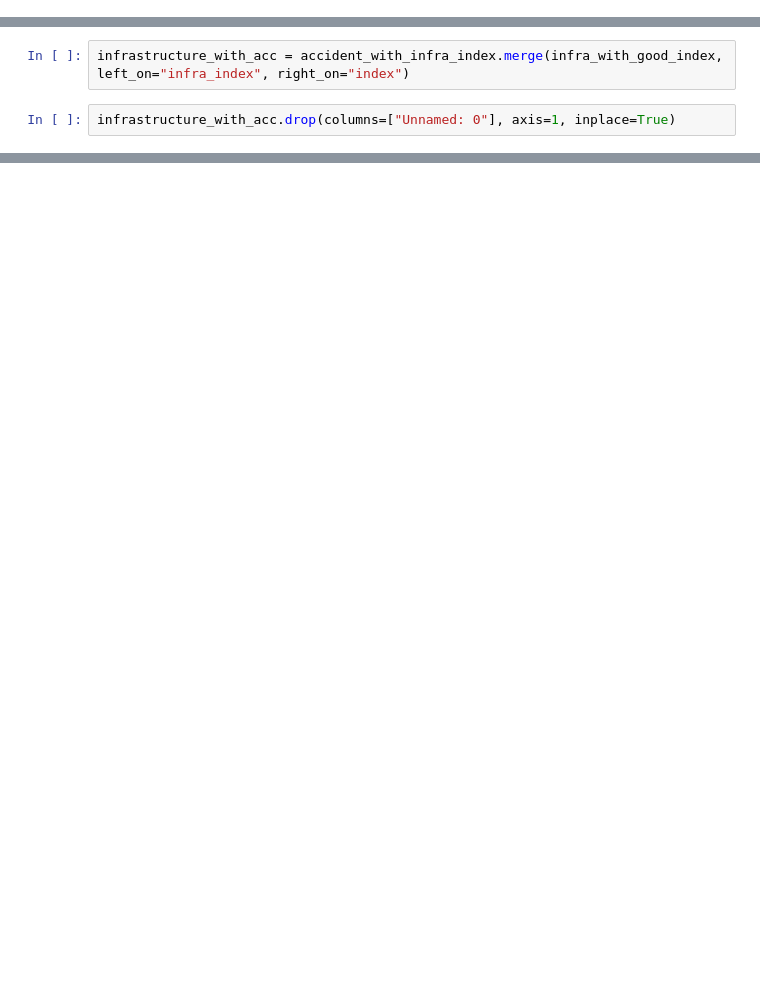
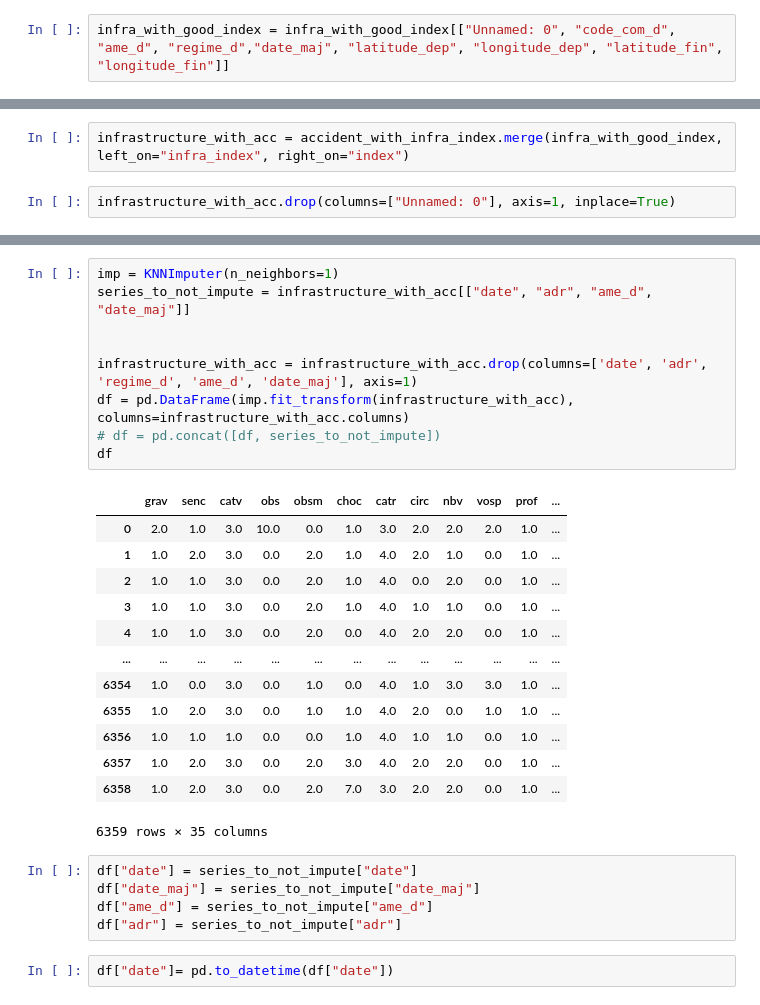
Before and after one commit to YoanGab/challenge_ia_accidentologie_velos, a Jupyter notebook: notebook/merge_accident_infra_paris.ipynb, the cells around one changed output, grey strips where cells are left out. Drawn from its saved outputs; the diff is of its cells as text; blank space fills up the shorter version.

```diff
--- a/notebook/merge_accident_infra_paris.ipynb
+++ b/notebook/merge_accident_infra_paris.ipynb
@@ -311,5 +213,7 @@ pd.set_option("display.max_columns", None)
 # %%
 infra_with_good_index = pd.read_csv("../data/infra_with_good_index.csv")
 accident_with_infra_index = pd.read_csv("../data/accident_with_infra_index.csv")
+# %%
+infra_with_good_index = infra_with_good_index[["Unnamed: 0", "code_com_d", "ame_d", "regime_d","date_maj", "latitude_dep", "longitude_dep", "latitude_fin", "longitude_fin"]]
 # %%
 infra_with_good_index = infra_with_good_index.rename(columns={"Unnamed: 0":"index"})
@@ -380,0 +224,30 @@ def make_map(df):
+# %%
+imp = KNNImputer(n_neighbors=1)
+series_to_not_impute = infrastructure_with_acc[["date", "adr", "ame_d", "date_maj"]]
+
+
+infrastructure_with_acc = infrastructure_with_acc.drop(columns=['date', 'adr', 'regime_d', 'ame_d', 'date_maj'], axis=1)
+df = pd.DataFrame(imp.fit_transform(infrastructure_with_acc), columns=infrastructure_with_acc.columns)
+# df = pd.concat([df, series_to_not_impute])
+df
+# %% [output]
+|  | grav | senc | catv | obs | obsm | choc | catr | circ | nbv | vosp | prof | ... |
+| 0 | 2.0 | 1.0 | 3.0 | 10.0 | 0.0 | 1.0 | 3.0 | 2.0 | 2.0 | 2.0 | 1.0 | ... |
+| 1 | 1.0 | 2.0 | 3.0 | 0.0 | 2.0 | 1.0 | 4.0 | 2.0 | 1.0 | 0.0 | 1.0 | ... |
+| 2 | 1.0 | 1.0 | 3.0 | 0.0 | 2.0 | 1.0 | 4.0 | 0.0 | 2.0 | 0.0 | 1.0 | ... |
+| 3 | 1.0 | 1.0 | 3.0 | 0.0 | 2.0 | 1.0 | 4.0 | 1.0 | 1.0 | 0.0 | 1.0 | ... |
+| 4 | 1.0 | 1.0 | 3.0 | 0.0 | 2.0 | 0.0 | 4.0 | 2.0 | 2.0 | 0.0 | 1.0 | ... |
+| ... | ... | ... | ... | ... | ... | ... | ... | ... | ... | ... | ... | ... |
+| 6354 | 1.0 | 0.0 | 3.0 | 0.0 | 1.0 | 0.0 | 4.0 | 1.0 | 3.0 | 3.0 | 1.0 | ... |
+| 6355 | 1.0 | 2.0 | 3.0 | 0.0 | 1.0 | 1.0 | 4.0 | 2.0 | 0.0 | 1.0 | 1.0 | ... |
+| 6356 | 1.0 | 1.0 | 1.0 | 0.0 | 0.0 | 1.0 | 4.0 | 1.0 | 1.0 | 0.0 | 1.0 | ... |
+| 6357 | 1.0 | 2.0 | 3.0 | 0.0 | 2.0 | 3.0 | 4.0 | 2.0 | 2.0 | 0.0 | 1.0 | ... |
+| 6358 | 1.0 | 2.0 | 3.0 | 0.0 | 2.0 | 7.0 | 3.0 | 2.0 | 2.0 | 0.0 | 1.0 | ... |
+6359 rows × 35 columns
+# %%
+df["date"] = series_to_not_impute["date"]
+df["date_maj"] = series_to_not_impute["date_maj"]
+df["ame_d"] = series_to_not_impute["ame_d"]
+df["adr"] = series_to_not_impute["adr"]
+# %%
+df["date"]= pd.to_datetime(df["date"])
```
Also changed, not shown: parts of 15 cells of this notebook, 1 other file.
